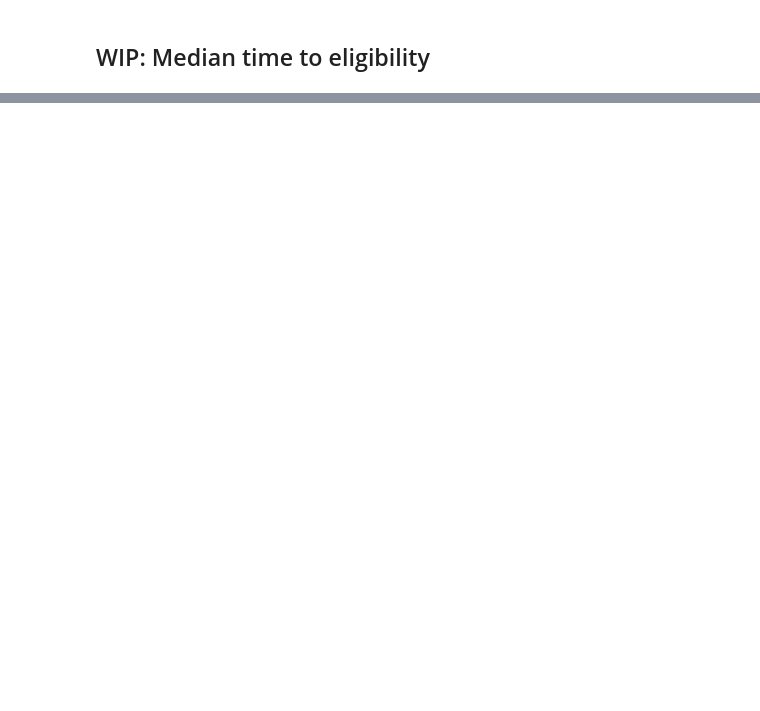
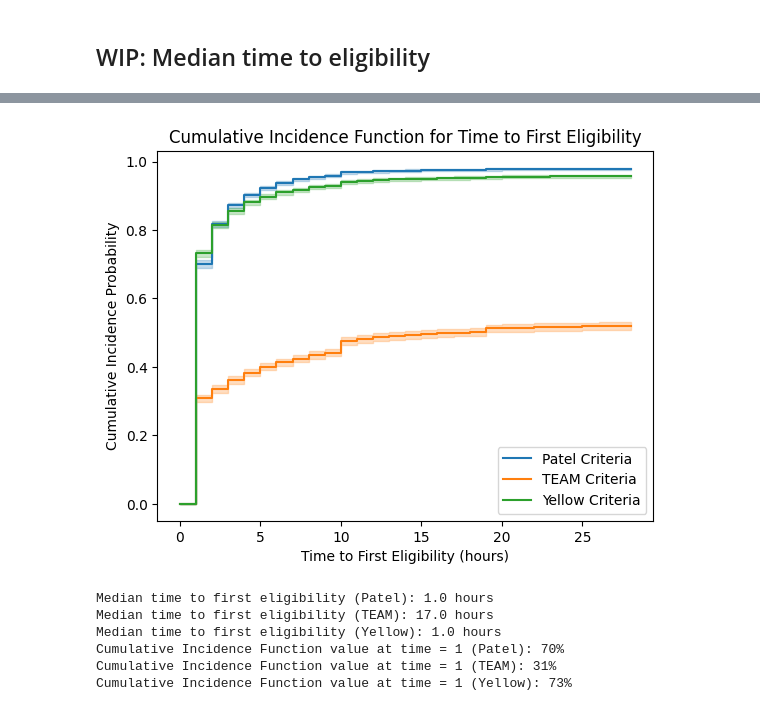
Before and after one commit to chochbe1/CLIF-eligibility-for-mobilization, a Jupyter notebook: code/mobilization_analysis.ipynb, the cells around one changed output, grey strips where cells are left out. Saved outputs shown, nothing was run; the diff lists cells and outputs as text; code cells hidden in the pictures; blank space fills up the shorter version.

Commit message:
Add cumulative incidence function plot and update requirements.txt

```diff
--- a/code/mobilization_analysis.ipynb
+++ b/code/mobilization_analysis.ipynb
@@ -823,0 +950,57 @@ for criterion in criteria:
+# %%
+from lifelines import KaplanMeierFitter
+import matplotlib.pyplot as plt
+
+
+from lifelines import KaplanMeierFitter
+
+# Initialize the KaplanMeierFitter for Patel, TEAM and Yellow criteria
+kmf_patel = KaplanMeierFitter()
+kmf_team = KaplanMeierFitter()
+kmf_yellow = KaplanMeierFitter()
+
+# fit the data for Patel criteria
+kmf_patel.fit(durations=survival_analysis_df_patel['time_to_first_eligibility'], event_observed=survival_analysis_df_patel['eligible'], label='Patel Criteria')
+
+# Fit the data for TEAM criteria
+kmf_team.fit(durations=survival_analysis_df_team['time_to_first_eligibility'], event_observed=survival_analysis_df_team['eligible'], label='TEAM Criteria')
+
+# Fit the data for Yellow criteria
+kmf_yellow.fit(durations=survival_analysis_df_yellow['time_to_first_eligibility'], event_observed=survival_analysis_df_yellow['eligible'], label='Yellow Criteria')
+
+# Plot the cumulative incidence function for all criteria
+ax = kmf_patel.plot_cumulative_density()
+kmf_team.plot_cumulative_density(ax=ax)
+kmf_yellow.plot_cumulative_density(ax=ax)
+
+plt.title('Cumulative Incidence Function for Time to First Eligibility')
+plt.xlabel('Time to First Eligibility (hours)')
+plt.ylabel('Cumulative Incidence Probability')
+plt.legend()
+plt.show()
+
+# Estimate the median time to first eligibility for all criteria
+median_time_to_first_eligibility_patel = kmf_patel.median_survival_time_
+median_time_to_first_eligibility_team = kmf_team.median_survival_time_
+median_time_to_first_eligibility_yellow = kmf_yellow.median_survival_time_
+
+print(f"Median time to first eligibility (Patel): {median_time_to_first_eligibility_patel} hours")
+print(f"Median time to first eligibility (TEAM): {median_time_to_first_eligibility_team} hours")
+print(f"Median time to first eligibility (Yellow): {median_time_to_first_eligibility_yellow} hours")
+
+# Calculate the cumulative incidence function value at time = 1 for all criteria
+cif_value_at_1_patel = 1 - kmf_patel.predict(1)
+cif_value_at_1_team = 1 - kmf_team.predict(1)
+cif_value_at_1_yellow = 1 - kmf_yellow.predict(1)
+
+print(f"Cumulative Incidence Function value at time = 1 (Patel): {cif_value_at_1_patel:.0%}")
+print(f"Cumulative Incidence Function value at time = 1 (TEAM): {cif_value_at_1_team:.0%}")
+print(f"Cumulative Incidence Function value at time = 1 (Yellow): {cif_value_at_1_yellow:.0%}")
+# %% [output]
+[figure, added]
+Median time to first eligibility (Patel): 1.0 hours
+Median time to first eligibility (TEAM): 17.0 hours
+Median time to first eligibility (Yellow): 1.0 hours
+Cumulative Incidence Function value at time = 1 (Patel): 70%
+Cumulative Incidence Function value at time = 1 (TEAM): 31%
+Cumulative Incidence Function value at time = 1 (Yellow): 73%
```
Also changed, not shown: parts of 13 cells of this notebook, 1 other file.
